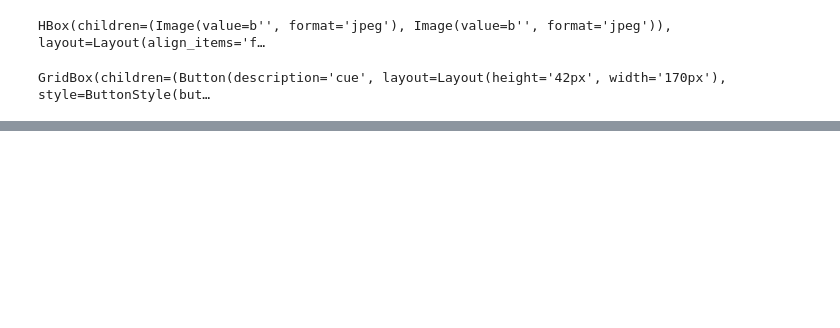
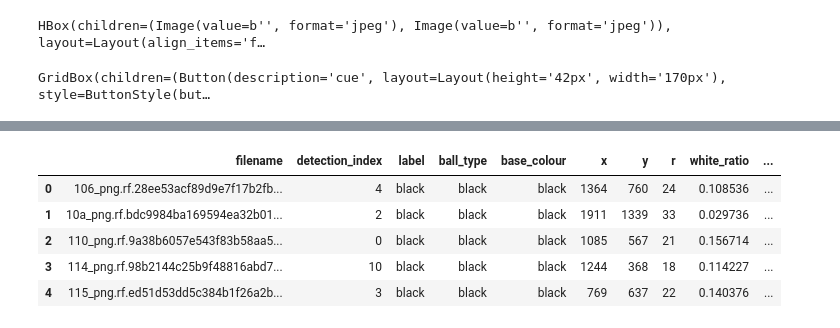
Before and after one commit to Alejandro-131004/Computer-Vision, a Jupyter notebook: assigment1.ipynb, the cells around one changed output, grey strips where cells are left out. Drawn from its saved outputs; the diff is of its cells as text; code cells hidden in the pictures; blank space fills up the shorter version.

```diff
--- a/assigment1.ipynb
+++ b/assigment1.ipynb
@@ -1594,0 +2087,67 @@ GridBox(children=(Button(description='cue', layout=Layout(height='42px', width='
+# %%
+# ============================================================
+# Outlier filtering
+# ============================================================
+
+def robust_filter_group(group_df, colour_name):
+    """
+    Remove noisy samples before calibration.
+    Different rules for white/black/coloured balls.
+    """
+    g = group_df.copy()
+
+    # White ball
+    if colour_name == "white":
+        return g[
+            (g["white_ratio"] >= g["white_ratio"].quantile(0.05)) &
+            (g["v_median"] >= g["v_median"].quantile(0.05))
+        ].copy()
+
+    # Black ball
+    if colour_name == "black":
+        return g[
+            (g["black_ratio"] >= g["black_ratio"].quantile(0.10))
+        ].copy()
+
+    # Coloured balls: first filter saturation/value
+    s_lo, s_hi = g["s_median"].quantile([0.05, 0.95])
+    v_lo, v_hi = g["v_median"].quantile([0.05, 0.95])
+
+    g = g[
+        (g["s_median"].between(s_lo, s_hi)) &
+        (g["v_median"].between(v_lo, v_hi))
+    ].copy()
+
+    if len(g) == 0:
+        return g
+
+    # Then filter hue circularly
+    h_vals = g["h_median"].dropna().values
+    if len(h_vals) == 0:
+        return g
+
+    h_center = circular_mean_hue_opencv(h_vals)
+
+    g["h_dist"] = g["h_median"].apply(lambda h: circular_hue_diff(h, h_center))
+    h_cut = g["h_dist"].quantile(0.90)
+
+    g = g[g["h_dist"] <= h_cut].copy()
+    g.drop(columns=["h_dist"], inplace=True)
+
+    return g
+
+
+filtered_parts = []
+
+for colour, group in df.groupby("base_colour"):
+    filtered = robust_filter_group(group, colour)
+    filtered_parts.append(filtered)
+
+df_filtered = pd.concat(filtered_parts, ignore_index=True)
+
+print(f"Before: {len(df)}")
+print(f"After : {len(df_filtered)}")
+print(df_filtered["base_colour"].value_counts())
+
+display(df_filtered.head())
+# %% [output]
@@ -1594,0 +2167,6 @@ GridBox(children=(Button(description='cue', layout=Layout(height='42px', width='
+|  | filename | detection_index | label | ball_type | base_colour | x | y | r | white_ratio | ... |
+| 0 | 106_png.rf.28ee53acf89d9e7f17b2fb... | 4 | black | black | black | 1364 | 760 | 24 | 0.108536 | ... |
+| 1 | 10a_png.rf.bdc9984ba169594ea32b01... | 2 | black | black | black | 1911 | 1339 | 33 | 0.029736 | ... |
+| 2 | 110_png.rf.9a38b6057e543f83b58aa5... | 0 | black | black | black | 1085 | 567 | 21 | 0.156714 | ... |
+| 3 | 114_png.rf.98b2144c25b9f48816abd7... | 10 | black | black | black | 1244 | 368 | 18 | 0.114227 | ... |
+| 4 | 115_png.rf.ed51d53dd5c384b1f26a2b... | 3 | black | black | black | 769 | 637 | 22 | 0.140376 | ... |
```
Also changed, not shown: parts of 10 cells of this notebook, 3 other files.
